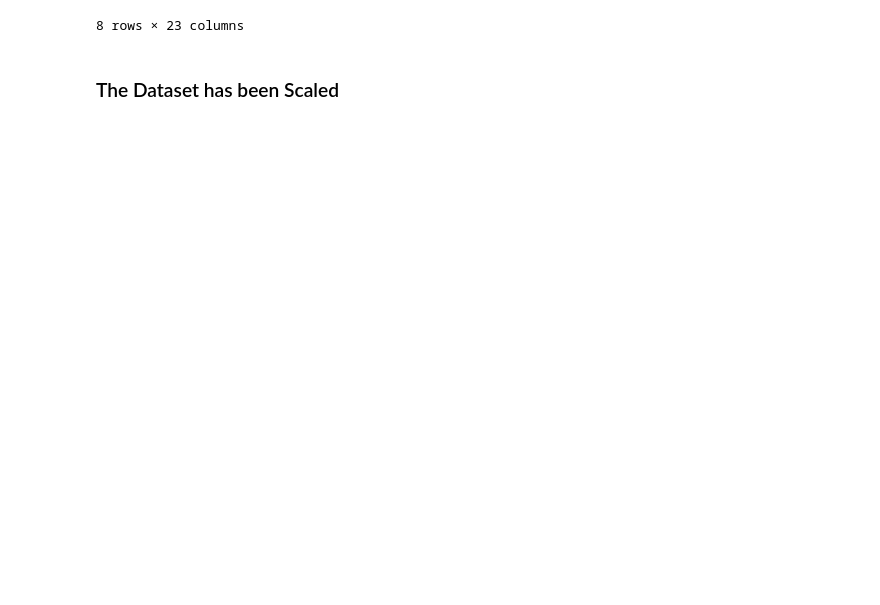
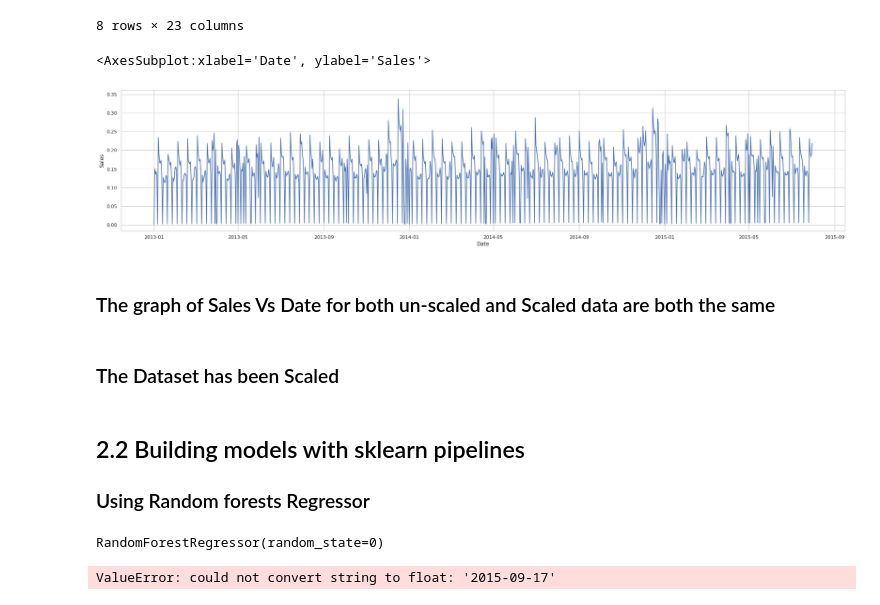
Before and after one commit to Caphace-Ethan/Pharmaceutical-Sales-Prediction, a Jupyter notebook: notebooks/Prediction_of_store_sales.ipynb, the cells around one changed output. Cells and saved outputs as stored; diff of their text form; code cells hidden in the pictures; blank space fills up the shorter version.

```diff
--- a/notebooks/Prediction_of_store_sales.ipynb
+++ b/notebooks/Prediction_of_store_sales.ipynb
@@ -526,5 +565,41 @@ temp_train_store_data.describe()
 | 75% | 8.380000e+02 | 8.333333e-01 | 1.890689e-01 | 1.132918e-01 | 1.000000e+00 | 1.000000e+00 | 0.000000e+00 | 0.000000e+00 | 5.000000e-01 | ... |
 | max | 1.115000e+03 | 1.000000e+00 | 1.000000e+00 | 1.000000e+00 | 1.000000e+00 | 1.000000e+00 | 1.000000e+00 | 1.000000e+00 | 1.000000e+00 | ... |
 8 rows × 23 columns
+# %%
+# Using Scaled Units
+plt.figure(figsize=(30,6))
+sns.set(style="whitegrid")
+sns.lineplot(x='Date',y='Sales',data=temp_train_store_data)
+# %% [output]
+<AxesSubplot:xlabel='Date', ylabel='Sales'>
+[figure, added]
+# %% [markdown]
+###  The graph of Sales Vs Date for both un-scaled and Scaled data are both the same
 # %% [markdown]
 ### The Dataset has been Scaled
+# %% [markdown]
+## 2.2 Building models with sklearn pipelines
+
+### Using Random forests Regressor
+# %%
+# Fitting Random Forest Regression to the dataset
+# import the regressor
+from sklearn.ensemble import RandomForestRegressor
+try:
+    y_train = [temp_train_store_data['Sales'].tolist()]
+    x_train =  temp_train_store_data.drop(columns=['Sales'])
+
+except Exception as e:
+    print(e)
+    logging.debug(f"Exception occured in separating dataset into x & y_training dataset, {e}")
+# create regressor object
+regressor = RandomForestRegressor(n_estimators = 100, random_state = 0)
+# fit the regressor with x and y data
+regressor.fit(y_train, y_train)
+# x_train
+# %% [output]
+RandomForestRegressor(random_state=0)
+# %%
+Y_pred = regressor.predict(test_data)
+# %% [output]
+ValueError: could not convert string to float: '2015-09-17'
```
Also changed, not shown: parts of 19 cells of this notebook.
